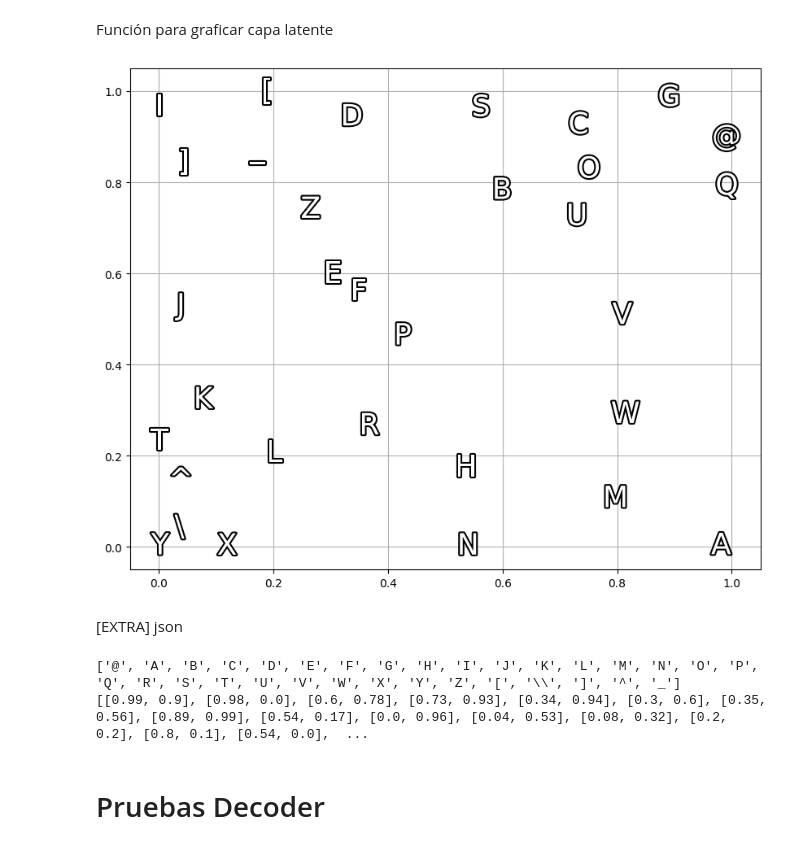
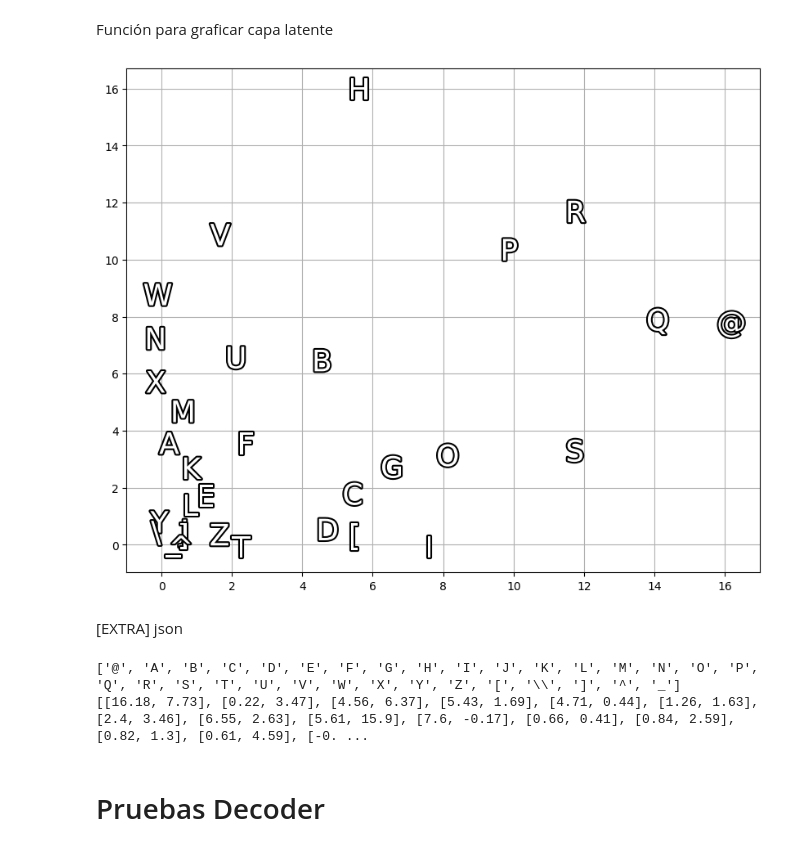
Before and after one commit to matias-cisnero/autoencoder-intro-ia, a Jupyter notebook: autoencoder-numpy.ipynb, the cells around one changed output. Cells and saved outputs as stored; diff of their text form; code cells hidden in the pictures.

```diff
--- a/autoencoder-numpy.ipynb
+++ b/autoencoder-numpy.ipynb
@@ -549,15 +550,15 @@ def graficar_capa_latente(codificados, etiquetas, fontsize=12, fcolor='black'):
   #plt.title('Representaciones latentes con contorno en las etiquetas')
   # Si se usa referencia el gráfico no debe tener titulo
   plt.grid(True)
-  plt.xlim(-0.05, 1.05)
-  plt.ylim(-0.05, 1.05)
+  #plt.xlim(-0.05, 1.05)
+  #plt.ylim(-0.05, 1.05)
   plt.show()
 # %%
-codificados1 = encoder(x, w1, w2, b1, b2)
+codificados1 = encoder3(x, w1, w2, b1, b2)
 
 graficar_capa_latente(codificados1, etiquetas, 26)
 # %% [output]
-[figure, old version]
+[figure, new version]
 # %% [markdown]
 [EXTRA] json
 # %%
@@ -571,7 +572,7 @@ print(etiquetas)
 print(json.dumps(codificados_redondeados))
 # %% [output]
 ['@', 'A', 'B', 'C', 'D', 'E', 'F', 'G', 'H', 'I', 'J', 'K', 'L', 'M', 'N', 'O', 'P', 'Q', 'R', 'S', 'T', 'U', 'V', 'W', 'X', 'Y', 'Z', '[', '\\', ']', '^', '_']
-[[0.99, 0.9], [0.98, 0.0], [0.6, 0.78], [0.73, 0.93], [0.34, 0.94], [0.3, 0.6], [0.35, 0.56], [0.89, 0.99], [0.54, 0.17], [0.0, 0.96], [0.04, 0.53], [0.08, 0.32], [0.2, 0.2], [0.8, 0.1], [0.54, 0.0],  ...
+[[16.18, 7.73], [0.22, 3.47], [4.56, 6.37], [5.43, 1.69], [4.71, 0.44], [1.26, 1.63], [2.4, 3.46], [6.55, 2.63], [5.61, 15.9], [7.6, -0.17], [0.66, 0.41], [0.84, 2.59], [0.82, 1.3], [0.61, 4.59], [-0. ...
 # %% [markdown]
 # Pruebas Decoder
 # %% [markdown]
```
Also changed, not shown: parts of 1 cell of this notebook, 3 other files.
